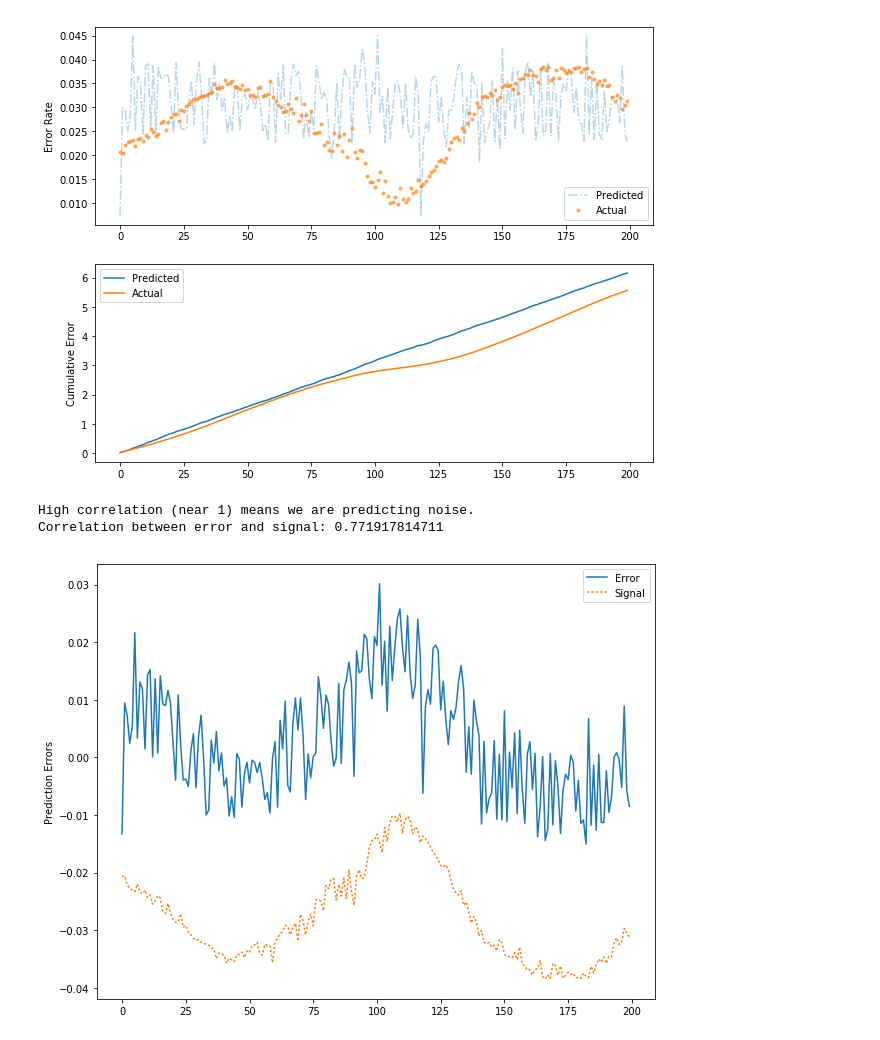
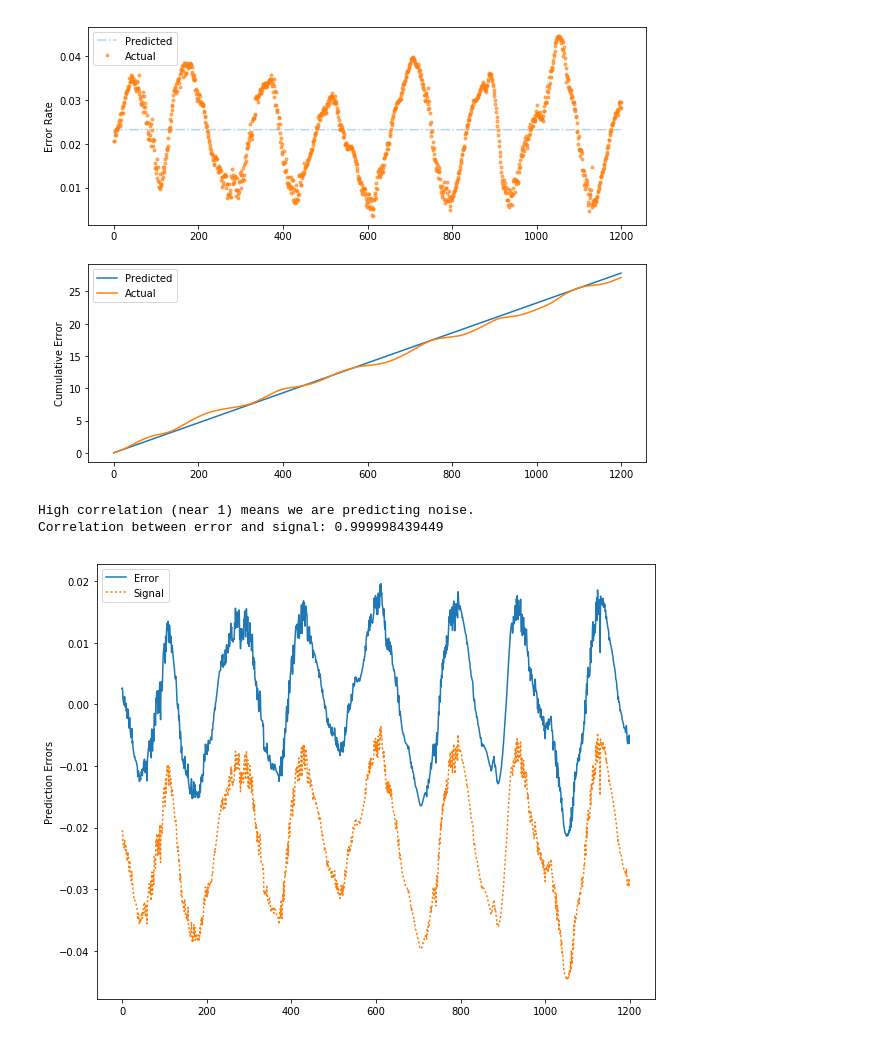
Before and after one commit to chelseas/teach-me-to-tango, a Jupyter notebook: RNN only.ipynb, the cells around one changed output. Drawn from its saved outputs; the diff is of its cells as text; code cells hidden in the pictures.

```diff
--- a/RNN only.ipynb
+++ b/RNN only.ipynb
@@ -150,9 +164,9 @@ Training vs. Validation sets:
 # see if you can get cats roughly hte same size
 
 OUTPUT_DIM = 1
-BATCH_SIZE = 4
-#SUB_BATCH_SIZE = 30
-R_HISTORY = 32    # length of the time series
+BATCH_SIZE = 1  # Number of independent samples
+R_HISTORY = 4  # length of the time series inputs
+N_HIDDEN = 128 # Size of LSTM hidden layer
 
 sub_batches = R_HISTORY*np.ones(BATCH_SIZE)
 
@@ -179,6 +193,7 @@ class tangoNet(object):
 #        self.errs  = tf.placeholder('float',shape=[R_HISTORY*batch_size, OUTPUT_DIM],name='output_error')
         self.errs  = tf.placeholder('float',shape=[R_HISTORY*batch_size],name='output_error')
         self.lr = tf.placeholder('float',shape=[1],name='lr')
+        self.state = tf.placeholder('float', shape=[N_HIDDEN],name='cell_state')
 
         self.layers = []
         self.features = []
@@ -192,15 +207,17 @@ class tangoNet(object):
                 x_r = self.features
                 self.layers.append(x_r)
             with tf.variable_scope('core_1'):
-                lstm_cell = tf.contrib.rnn.BasicLSTMCell(256)
+                lstm_cell = tf.contrib.rnn.MultiRNNCell([tf.contrib.rnn.BasicLSTMCell(N_HIDDEN),tf.contrib.rnn.BasicLSTMCell(N_HIDDEN),tf.contrib.rnn.BasicLSTMCell(N_HIDDEN)])
+#                lstm_cell = tf.contrib.rnn.BasicLSTMCell(N_HIDDEN)
                 x_r, states = tf.contrib.rnn.static_rnn(lstm_cell, x_r, dtype=tf.float32, sequence_length=sub_batches)
                 self.layers.append(x_r[-1])
-            with tf.variable_scope('core_2'):
-                W = tf.get_variable("weights", shape=[256,OUTPUT_DIM])
+                x_r = tf.concat(x_r, axis=0)
+            with tf.variable_scope('core_end'):
+                W = tf.get_variable("weights", shape=[N_HIDDEN,OUTPUT_DIM])
                 b = tf.get_variable("bias", shape=[OUTPUT_DIM])
-                x_r = tf.concat(x_r, axis=0)
                 x_r = tf.matmul(x_r, W) + b
                 self.layers.append(x_r)
+        self.states = states
         self.prediction = tf.reshape(x_r, [-1, OUTPUT_DIM])
 
         if save_path is not None:
@@ -283,12 +350,15 @@ Step:  600  MSE:  0.0100059  Val:  0.0280271 LR:  0.0041308431191779335
 
 # Compute sequence prediction:
 print('Computing sequence prediction - this may take a while. ')
+state = np.zeros(N_HIDDEN)
+m_state = np.zeros(y_data.shape[0])
 y_pred = np.zeros(y_data.shape[0])
 for k in range(BATCH_SIZE*R_HISTORY, flows_data.shape[0]):
     if k % 1000 is 0:
         print('k = ', k)
     batch_x, batch_y, istp = sample_minibatch(R_HISTORY*BATCH_SIZE, k)
-    pred = sess.run(model.prediction, feed_dict={model.data: batch_x, model.errs: batch_y})
+    pred,state = sess.run([model.prediction,model.state], feed_dict={model.state:state,model.data: batch_x, model.errs: batch_y})
+    m_state[k] = np.max(state)
     y_pred[k] = pred[-1]
 np.save('rnn_prediction', y_pred)
 print('Done.')
@@ -319,6 +389,7 @@ def plot_data(ns, ne):
     plt.plot(np.cumsum(y_data[ns:ne]))
 #        plt.axvspan(0,N_training, facecolor='b',alpha=0.1)
     plt.legend(['Predicted','Actual'])
+    plt.savefig('rnn_performance.png',dpi=1080)
     plt.show()
 
 def plot_error(ns, ne):
@@ -352,7 +423,8 @@ def plot_error(ns, ne):
 #plt.show()
 
 
-plot_data(300,500)
-plot_error(300,500)
+data_length = y_data.shape[0]
+plot_data(300,1500)
+plot_error(300,1500)
 # %% [output]
 Computing sequence prediction - this may take a while.
@@ -363,4 +445,4 @@ Correlation between error and signal: 0.0361033003848
-[figure, old version]
+[figure, new version]
 High correlation (near 1) means we are predicting noise.
-Correlation between error and signal: 0.771917814711
+Correlation between error and signal: 0.999998439449
-[figure, old version]
+[figure, new version]
```
Also changed, not shown: parts of 5 cells of this notebook, 2 other files.
